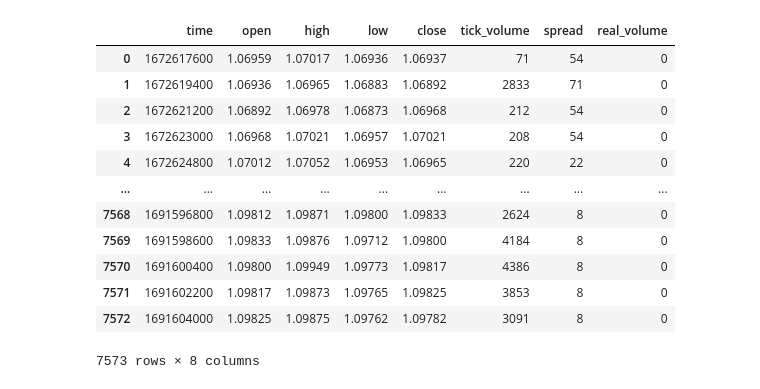
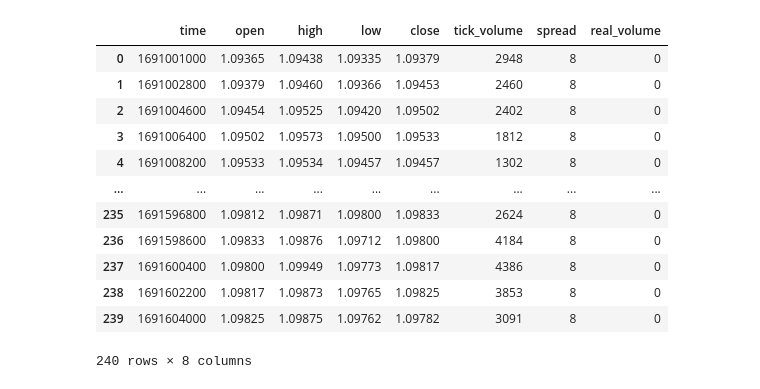
Before and after one commit to Sparsh-Kumar/trend-following-strategies, a Jupyter notebook: macd.ipynb, the cells around one changed output. Cells and saved outputs as stored; diff of their text form; code cells hidden in the pictures.

```diff
--- a/macd.ipynb
+++ b/macd.ipynb
@@ -66,23 +66,23 @@ def getQuotes(mt5TimeFrame, year = 2020, month = 1, day = 1, asset ='EURUSD'):
 # %%
 
 
 
-df = getQuotes(frameM30, 2023)
+df = getQuotes(frameM30, 2023, 8, 3)
 df
 # %% [output]
 |  | time | open | high | low | close | tick_volume | spread | real_volume |
-| 0 | 1672617600 | 1.06959 | 1.07017 | 1.06936 | 1.06937 | 71 | 54 | 0 |
-| 1 | 1672619400 | 1.06936 | 1.06965 | 1.06883 | 1.06892 | 2833 | 71 | 0 |
-| 2 | 1672621200 | 1.06892 | 1.06978 | 1.06873 | 1.06968 | 212 | 54 | 0 |
-| 3 | 1672623000 | 1.06968 | 1.07021 | 1.06957 | 1.07021 | 208 | 54 | 0 |
-| 4 | 1672624800 | 1.07012 | 1.07052 | 1.06953 | 1.06965 | 220 | 22 | 0 |
+| 0 | 1691001000 | 1.09365 | 1.09438 | 1.09335 | 1.09379 | 2948 | 8 | 0 |
+| 1 | 1691002800 | 1.09379 | 1.09460 | 1.09366 | 1.09453 | 2460 | 8 | 0 |
+| 2 | 1691004600 | 1.09454 | 1.09525 | 1.09420 | 1.09502 | 2402 | 8 | 0 |
+| 3 | 1691006400 | 1.09502 | 1.09573 | 1.09500 | 1.09533 | 1812 | 8 | 0 |
+| 4 | 1691008200 | 1.09533 | 1.09534 | 1.09457 | 1.09457 | 1302 | 8 | 0 |
 | ... | ... | ... | ... | ... | ... | ... | ... | ... |
-| 7568 | 1691596800 | 1.09812 | 1.09871 | 1.09800 | 1.09833 | 2624 | 8 | 0 |
-| 7569 | 1691598600 | 1.09833 | 1.09876 | 1.09712 | 1.09800 | 4184 | 8 | 0 |
-| 7570 | 1691600400 | 1.09800 | 1.09949 | 1.09773 | 1.09817 | 4386 | 8 | 0 |
-| 7571 | 1691602200 | 1.09817 | 1.09873 | 1.09765 | 1.09825 | 3853 | 8 | 0 |
-| 7572 | 1691604000 | 1.09825 | 1.09875 | 1.09762 | 1.09782 | 3091 | 8 | 0 |
+| 235 | 1691596800 | 1.09812 | 1.09871 | 1.09800 | 1.09833 | 2624 | 8 | 0 |
+| 236 | 1691598600 | 1.09833 | 1.09876 | 1.09712 | 1.09800 | 4184 | 8 | 0 |
+| 237 | 1691600400 | 1.09800 | 1.09949 | 1.09773 | 1.09817 | 4386 | 8 | 0 |
+| 238 | 1691602200 | 1.09817 | 1.09873 | 1.09765 | 1.09825 | 3853 | 8 | 0 |
+| 239 | 1691604000 | 1.09825 | 1.09875 | 1.09762 | 1.09782 | 3091 | 8 | 0 |
-7573 rows × 8 columns
+240 rows × 8 columns
 # %%
 
 
```
Also changed, not shown: parts of 4 cells of this notebook, 1 other file.
